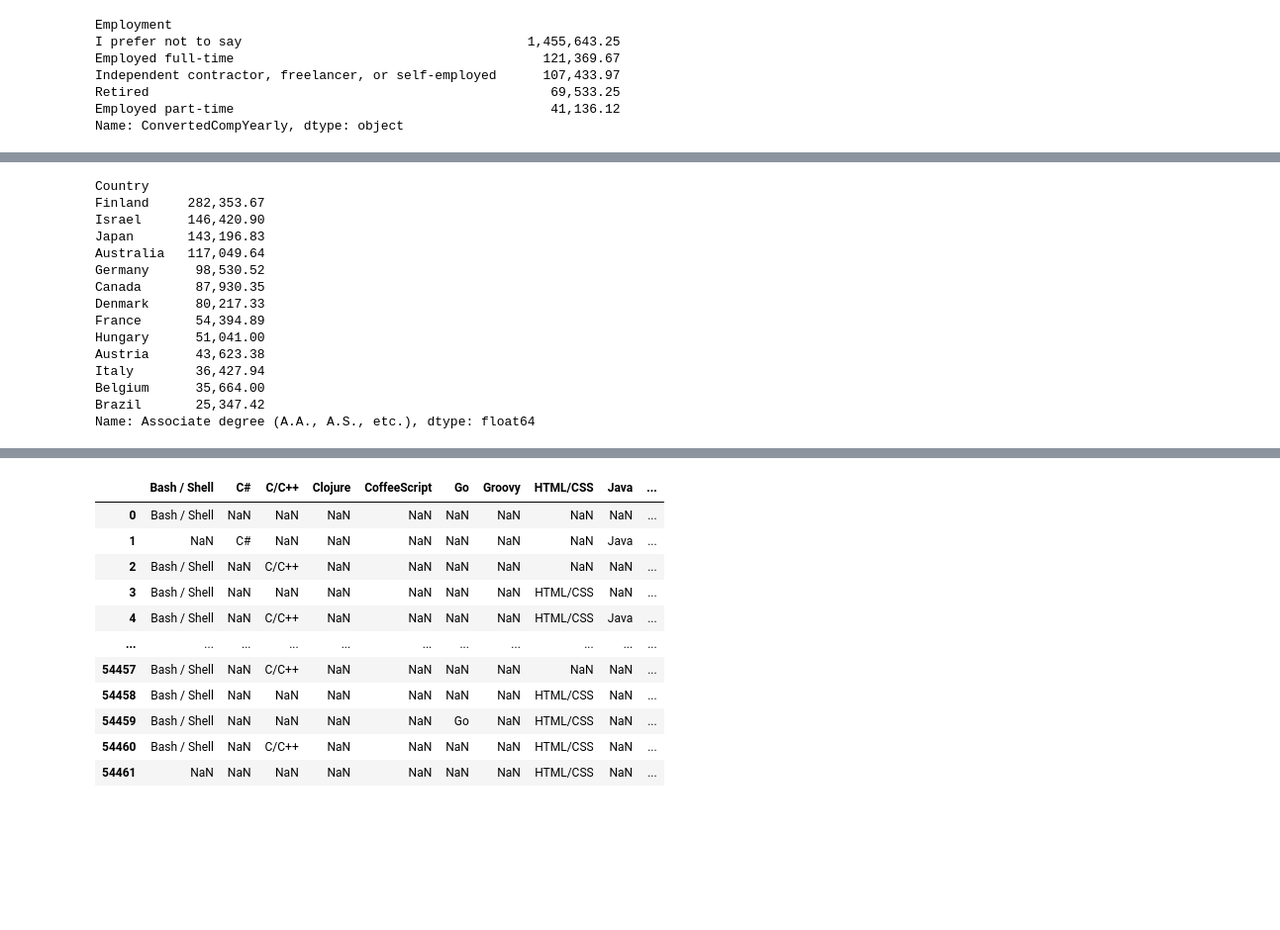
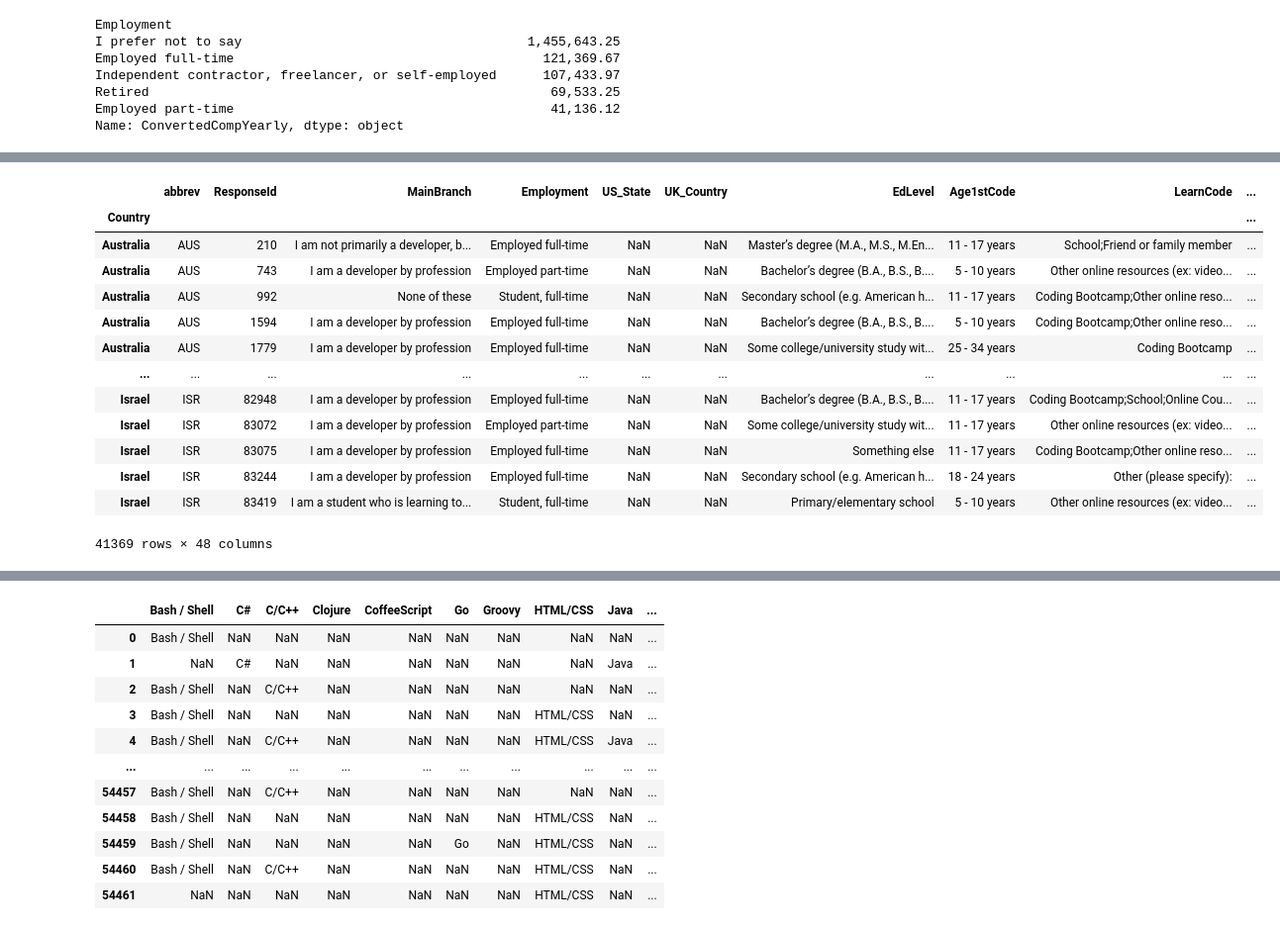
Before and after one commit to injeolmi0304/pandas-workout2, a Jupyter notebook: chapter-08-Midways_project/project.ipynb, the cells around one changed output, grey strips where cells are left out. Shown at 99% size. Saved outputs shown, nothing was run; the diff lists cells and outputs as text; code cells hidden in the pictures; blank space fills up the shorter version.

```diff
--- a/chapter-08-Midways_project/project.ipynb
+++ b/chapter-08-Midways_project/project.ipynb
@@ -235,8 +374,7 @@ oecd_df = pd.read_csv(oecd_filename, header=None, index_col=1, names=['abbrev',
 # Create this pivot table again, only including countries in our OECD subset.
 (
     oecd_df
-    .join(so_df
-          .set_index('Country'))
+    .join(so_df.set_index('Country'))
     .pivot_table(index='Country',
                  columns='EdLevel',
                  values='ConvertedCompYearly')
@@ -246,27 +401,17 @@ SyntaxError: incomplete input (3543236273.py, line 8)
-# %%
-# In which of these countries does someone with an associate degree earn the most?
-(
-    oecd_df
-    .join(so_df
-          .set_index('Country'))
-    .pivot_table(index='Country',
-                 columns='EdLevel',
-                 values='ConvertedCompYearly')['Associate degree (A.A., A.S., etc.)']
-    .sort_values(ascending=False)
-)
-# %% [output]
-Country
-Finland     282,353.67
-Israel      146,420.90
-Japan       143,196.83
-Australia   117,049.64
-Germany      98,530.52
-Canada       87,930.35
-Denmark      80,217.33
-France       54,394.89
-Hungary      51,041.00
-Austria      43,623.38
-Italy        36,427.94
-Belgium      35,664.00
-Brazil       25,347.42
-Name: Associate degree (A.A., A.S., etc.), dtype: float64
+# %%
+oecd_df.join(so_df.set_index('Country'))
+# %% [output]
+|  | abbrev | ResponseId | MainBranch | Employment | US_State | UK_Country | EdLevel | Age1stCode | LearnCode | ... |
+| Country |  |  |  |  |  |  |  |  |  | ... |
+| Australia | AUS | 210 | I am not primarily a developer, b... | Employed full-time | NaN | NaN | Master’s degree (M.A., M.S., M.En... | 11 - 17 years | School;Friend or family member | ... |
+| Australia | AUS | 743 | I am a developer by profession | Employed part-time | NaN | NaN | Bachelor’s degree (B.A., B.S., B.... | 5 - 10 years | Other online resources (ex: video... | ... |
+| Australia | AUS | 992 | None of these | Student, full-time | NaN | NaN | Secondary school (e.g. American h... | 11 - 17 years | Coding Bootcamp;Other online reso... | ... |
+| Australia | AUS | 1594 | I am a developer by profession | Employed full-time | NaN | NaN | Bachelor’s degree (B.A., B.S., B.... | 5 - 10 years | Coding Bootcamp;Other online reso... | ... |
+| Australia | AUS | 1779 | I am a developer by profession | Employed full-time | NaN | NaN | Some college/university study wit... | 25 - 34 years | Coding Bootcamp | ... |
+| ... | ... | ... | ... | ... | ... | ... | ... | ... | ... | ... |
+| Israel | ISR | 82948 | I am a developer by profession | Employed full-time | NaN | NaN | Bachelor’s degree (B.A., B.S., B.... | 11 - 17 years | Coding Bootcamp;School;Online Cou... | ... |
+| Israel | ISR | 83072 | I am a developer by profession | Employed part-time | NaN | NaN | Some college/university study wit... | 11 - 17 years | Other online resources (ex: video... | ... |
+| Israel | ISR | 83075 | I am a developer by profession | Employed full-time | NaN | NaN | Something else | 11 - 17 years | Coding Bootcamp;Other online reso... | ... |
+| Israel | ISR | 83244 | I am a developer by profession | Employed full-time | NaN | NaN | Secondary school (e.g. American h... | 18 - 24 years | Other (please specify): | ... |
+| Israel | ISR | 83419 | I am a student who is learning to... | Student, full-time | NaN | NaN | Primary/elementary school | 5 - 10 years | Other online resources (ex: video... | ... |
+41369 rows × 48 columns
```
Also changed, not shown: parts of 24 cells of this notebook.
